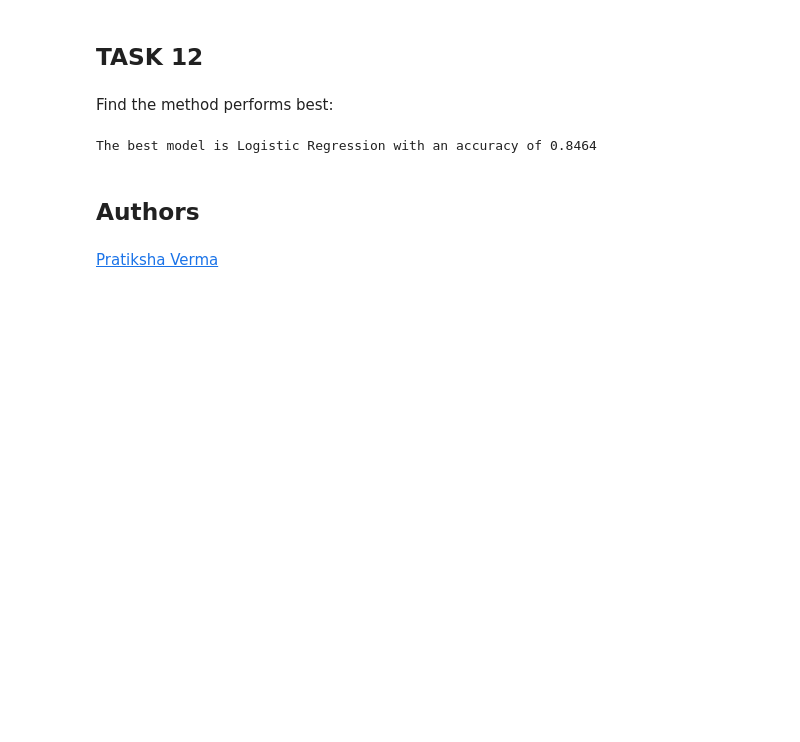
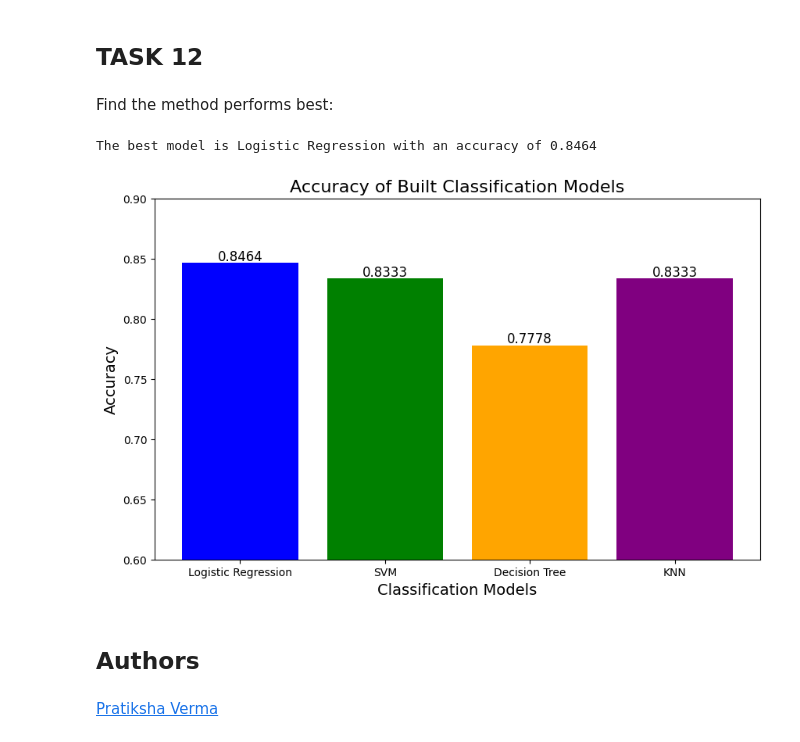
Before and after one commit to RiekoHiraiwa/RiekoHiraiwa_project, a Jupyter notebook: SpaceX-Machine-Learning-Prediction-Part-5-v1.ipynb, the cells around one changed output. Saved outputs shown, nothing was run; the diff lists cells and outputs as text; code cells hidden in the pictures; blank space fills up the shorter version.

```diff
--- a/SpaceX-Machine-Learning-Prediction-Part-5-v1.ipynb
+++ b/SpaceX-Machine-Learning-Prediction-Part-5-v1.ipynb
@@ -408,6 +408,31 @@ best_model = max(accuracies, key=accuracies.get)
 print(f"The best model is {best_model} with an accuracy of {accuracies[best_model]:.4f}")
 # %% [output]
 The best model is Logistic Regression with an accuracy of 0.8464
+# %%
+import matplotlib.pyplot as plt
+
+# モデルの名前と精度をリストとして準備
+models = ['Logistic Regression', 'SVM', 'Decision Tree', 'KNN']
+accuracies = [logreg_cv.best_score_, svm_test_accuracy, tree_accuracy, knn_test_accuracy]  # 例: これまで計算した各モデルの精度
+
+# グラフ作成
+plt.figure(figsize=(10, 6))
+plt.bar(models, accuracies, color=['blue', 'green', 'orange', 'purple'])
+
+# グラフのタイトルと軸ラベル
+plt.title('Accuracy of Built Classification Models', fontsize=16)
+plt.ylabel('Accuracy', fontsize=14)
+plt.xlabel('Classification Models', fontsize=14)
+plt.ylim(0.6, 0.9)  # 精度範囲を調整
+
+# 精度値を各バーの上に表示
+for i, acc in enumerate(accuracies):
+    plt.text(i, acc + 0.002, f"{acc:.4f}", ha='center', fontsize=12)
+
+# グラフの表示
+plt.show()
+# %% [output]
+[figure, added]
 # %% [markdown]
 ## Authors
 # %% [markdown]
```
Also changed, not shown: 1 other file.
